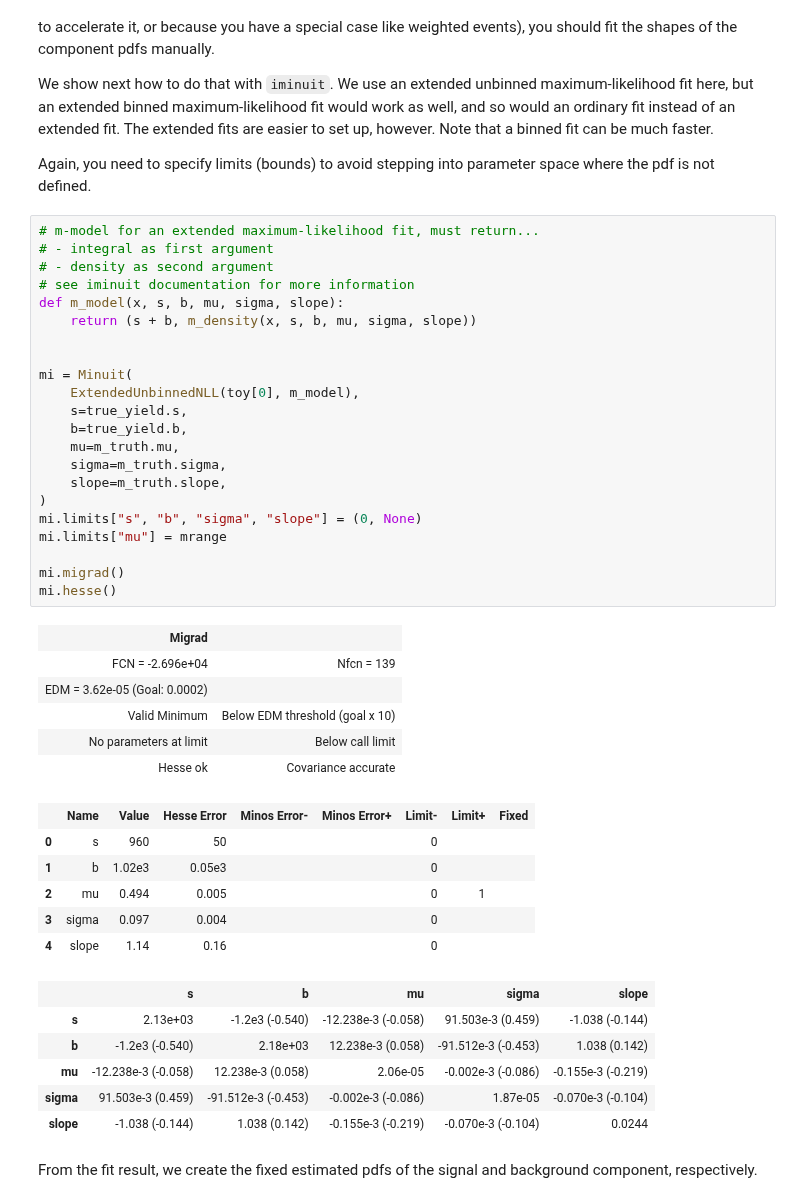
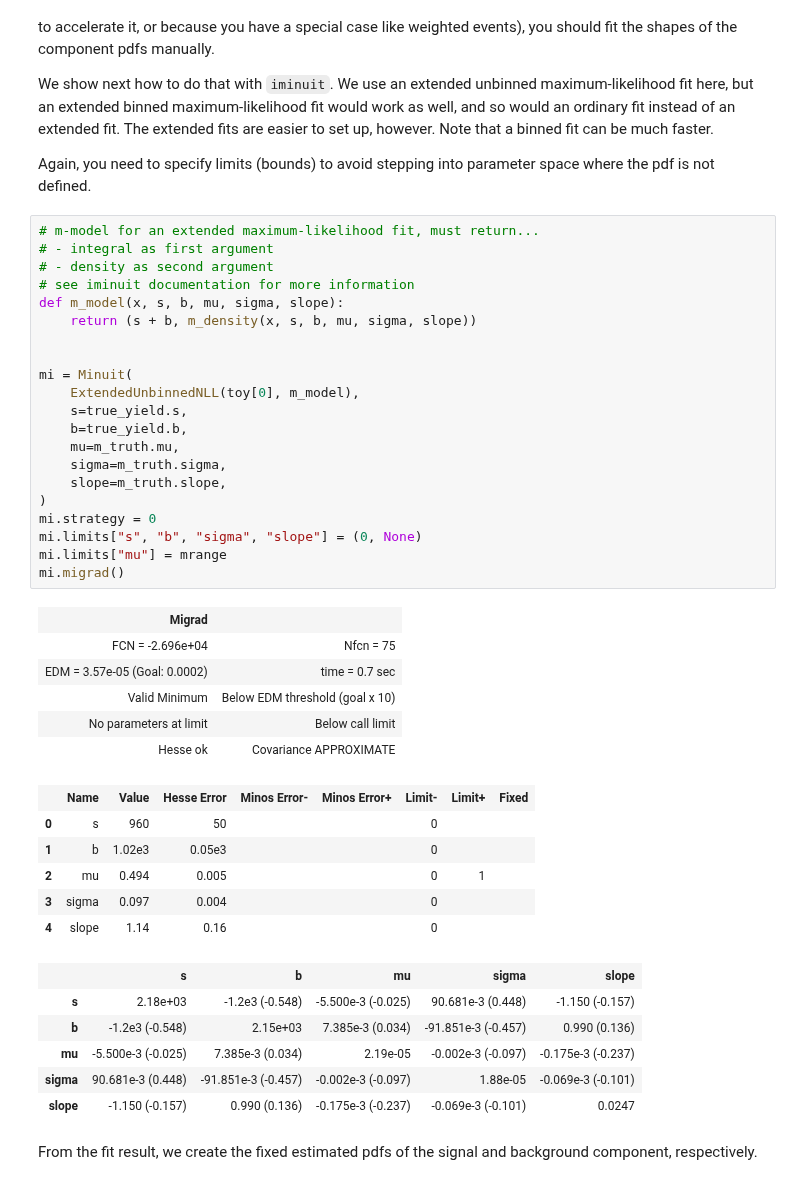
Before and after one commit to sweights/sweights, a Jupyter notebook: doc/notebooks/tutorial_experimental.ipynb, the cells around one changed output. Drawn from its saved outputs; the diff is of its cells as text.

```diff
--- a/doc/notebooks/tutorial_experimental.ipynb
+++ b/doc/notebooks/tutorial_experimental.ipynb
@@ -180,43 +181,42 @@ Again, you need to specify limits (bounds) to avoid stepping into parameter spac
 # m-model for an extended maximum-likelihood fit, must return...
 # - integral as first argument
 # - density as second argument
 # see iminuit documentation for more information
 def m_model(x, s, b, mu, sigma, slope):
     return (s + b, m_density(x, s, b, mu, sigma, slope))
 
 
 mi = Minuit(
     ExtendedUnbinnedNLL(toy[0], m_model),
     s=true_yield.s,
     b=true_yield.b,
     mu=m_truth.mu,
     sigma=m_truth.sigma,
     slope=m_truth.slope,
 )
+mi.strategy = 0
 mi.limits["s", "b", "sigma", "slope"] = (0, None)
 mi.limits["mu"] = mrange
-
 mi.migrad()
-mi.hesse()
 # %% [output]
 | Migrad |  |
-| FCN = -2.696e+04 | Nfcn = 139 |
-| EDM = 3.62e-05 (Goal: 0.0002) |  |
+| FCN = -2.696e+04 | Nfcn = 75 |
+| EDM = 3.57e-05 (Goal: 0.0002) | time = 0.7 sec |
 | Valid Minimum | Below EDM threshold (goal x 10) |
 | No parameters at limit | Below call limit |
-| Hesse ok | Covariance accurate |
+| Hesse ok | Covariance APPROXIMATE |
 |  | Name | Value | Hesse Error | Minos Error- | Minos Error+ | Limit- | Limit+ | Fixed |
 | 0 | s | 960 | 50 |  |  | 0 |  |  |
 | 1 | b | 1.02e3 | 0.05e3 |  |  | 0 |  |  |
 | 2 | mu | 0.494 | 0.005 |  |  | 0 | 1 |  |
 | 3 | sigma | 0.097 | 0.004 |  |  | 0 |  |  |
 | 4 | slope | 1.14 | 0.16 |  |  | 0 |  |  |
 |  | s | b | mu | sigma | slope |
-| s | 2.13e+03 | -1.2e3 (-0.540) | -12.238e-3 (-0.058) | 91.503e-3 (0.459) | -1.038 (-0.144) |
-| b | -1.2e3 (-0.540) | 2.18e+03 | 12.238e-3 (0.058) | -91.512e-3 (-0.453) | 1.038 (0.142) |
-| mu | -12.238e-3 (-0.058) | 12.238e-3 (0.058) | 2.06e-05 | -0.002e-3 (-0.086) | -0.155e-3 (-0.219) |
-| sigma | 91.503e-3 (0.459) | -91.512e-3 (-0.453) | -0.002e-3 (-0.086) | 1.87e-05 | -0.070e-3 (-0.104) |
-| slope | -1.038 (-0.144) | 1.038 (0.142) | -0.155e-3 (-0.219) | -0.070e-3 (-0.104) | 0.0244 |
+| s | 2.18e+03 | -1.2e3 (-0.548) | -5.500e-3 (-0.025) | 90.681e-3 (0.448) | -1.150 (-0.157) |
+| b | -1.2e3 (-0.548) | 2.15e+03 | 7.385e-3 (0.034) | -91.851e-3 (-0.457) | 0.990 (0.136) |
+| mu | -5.500e-3 (-0.025) | 7.385e-3 (0.034) | 2.19e-05 | -0.002e-3 (-0.097) | -0.175e-3 (-0.237) |
+| sigma | 90.681e-3 (0.448) | -91.851e-3 (-0.457) | -0.002e-3 (-0.097) | 1.88e-05 | -0.069e-3 (-0.101) |
+| slope | -1.150 (-0.157) | 0.990 (0.136) | -0.175e-3 (-0.237) | -0.069e-3 (-0.101) | 0.0247 |
 # %% [markdown]
 From the fit result, we create the fixed estimated pdfs of the signal and background component, respectively.
 # %%
```
Also changed, not shown: parts of 6 cells of this notebook, 2 other files.
